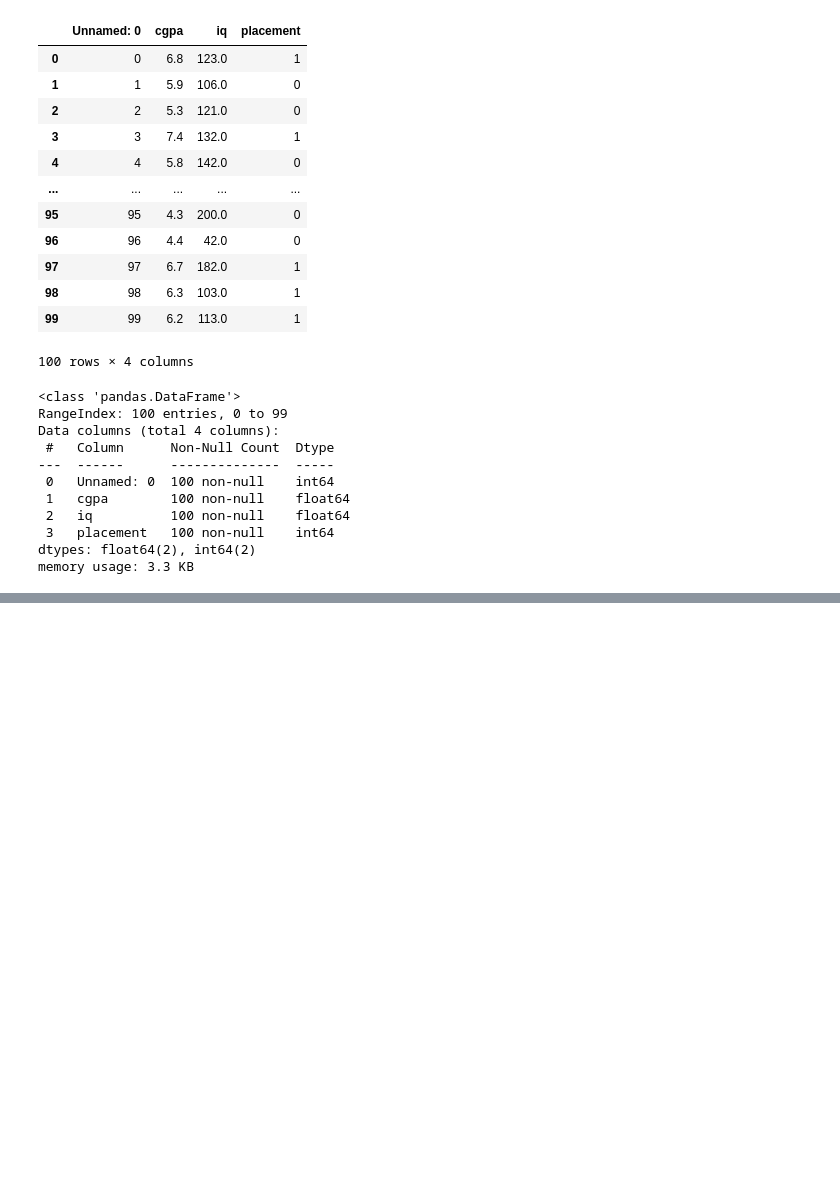
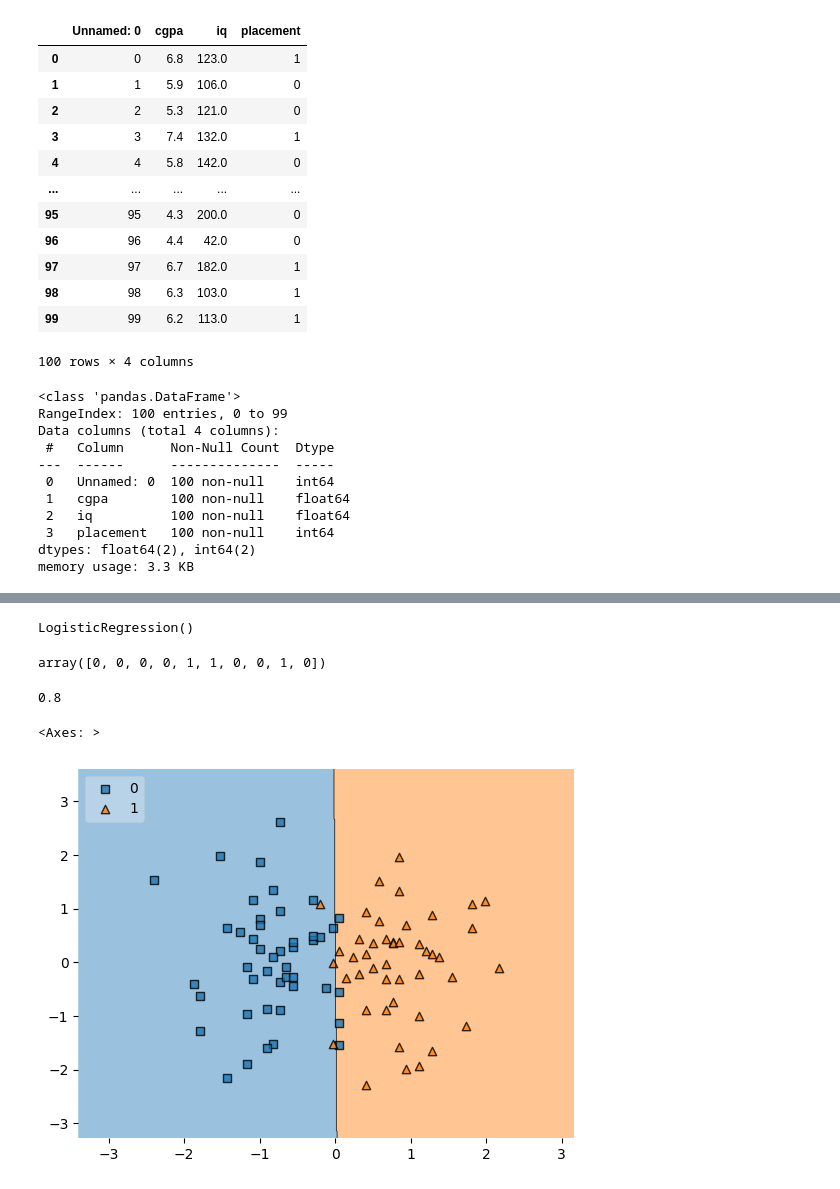
Before and after one commit to dev-lov-oper/Machine_Learning, a Jupyter notebook: ML-01.ipynb, the cells around one changed output, grey strips where cells are left out. Saved outputs shown, nothing was run; the diff lists cells and outputs as text; code cells hidden in the pictures; blank space fills up the shorter version.

```diff
--- a/ML-01.ipynb
+++ b/ML-01.ipynb
@@ -53,0 +161,4 @@ Name: cgpa, Length: 100, dtype: float64
+# %%
+scaler=StandardScaler()
+# %%
+X_train=scaler.fit_transform(X_train)
@@ -53,0 +202,7 @@ Name: cgpa, Length: 100, dtype: float64
+# %%
+clf=LogisticRegression()
+# %%
+# model training
+clf.fit(X_train,Y_train)
+# %% [output]
+LogisticRegression()
@@ -53,0 +212,5 @@ Name: cgpa, Length: 100, dtype: float64
+# %%
+y_pred=clf.predict(X_test)
+y_pred
+# %% [output]
+array([0, 0, 0, 0, 1, 1, 0, 0, 1, 0])
@@ -53,0 +219,4 @@ Name: cgpa, Length: 100, dtype: float64
+# %%
+accuracy_score(Y_test,y_pred)
+# %% [output]
+0.8
@@ -53,0 +225,5 @@ Name: cgpa, Length: 100, dtype: float64
+# %%
+plot_decision_regions(X=X_train, y=Y_train.values, clf=clf, legend=2)
+# %% [output]
+<Axes: >
+[figure, added]
```
Also changed, not shown: parts of 26 cells of this notebook.
